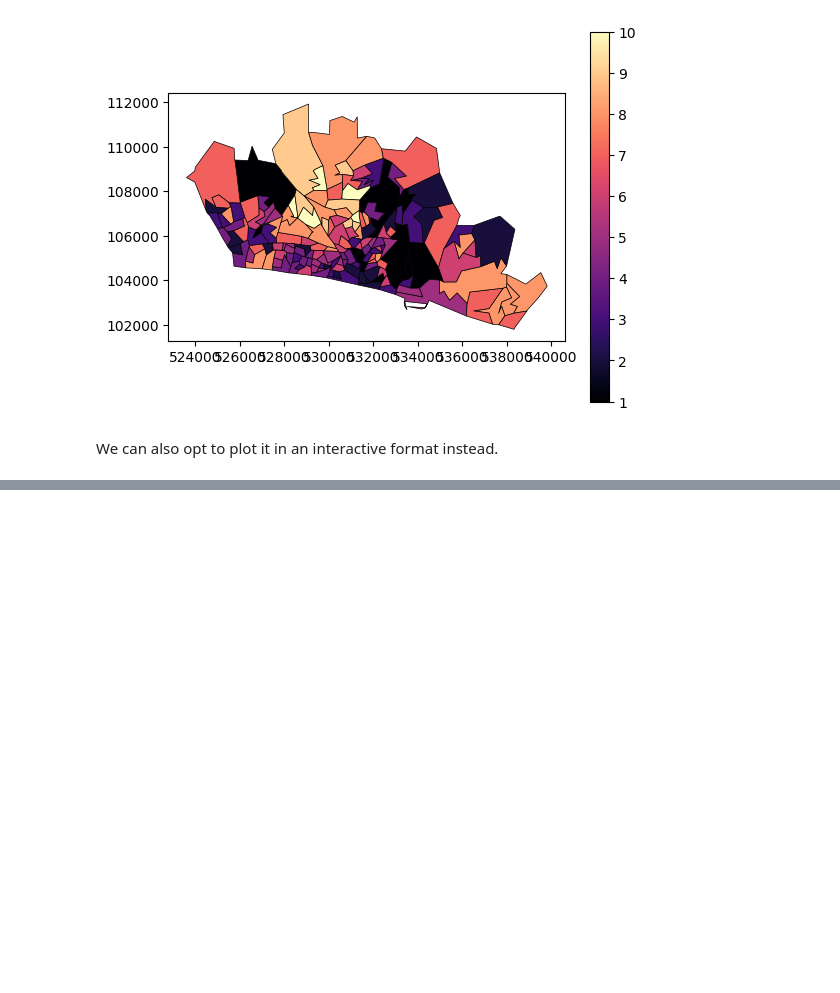
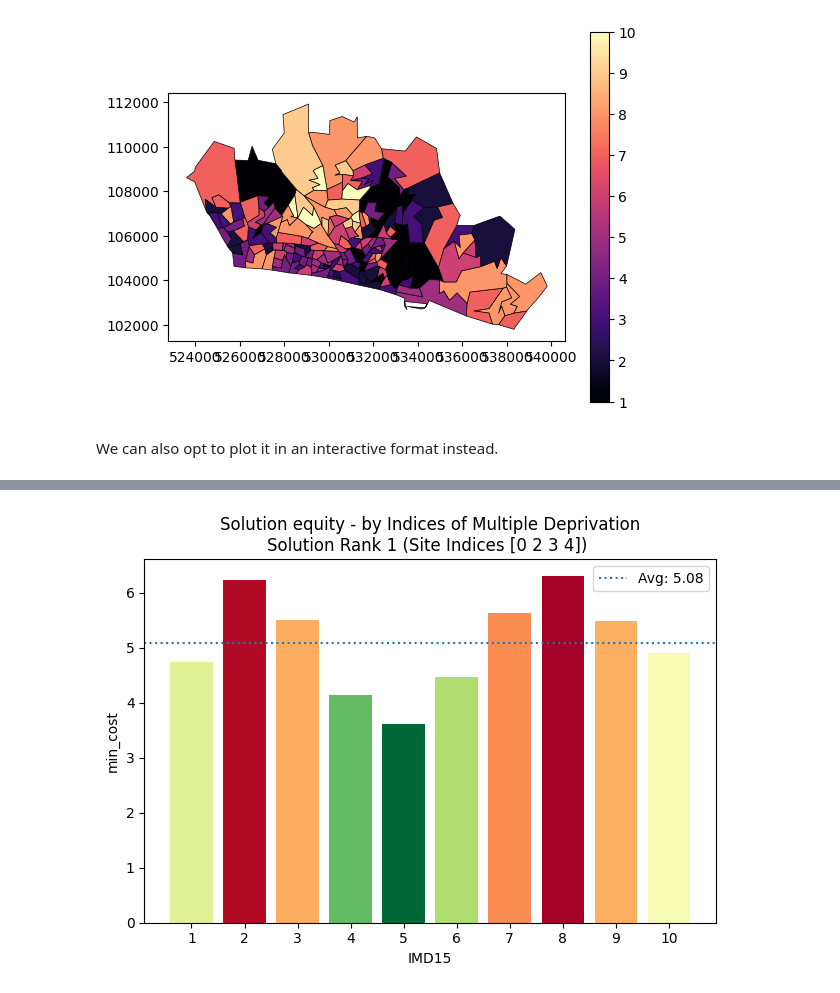
Before and after one commit to hsma-tools/lokigi, a Jupyter notebook: examples/location/equity/equity.ipynb, the cells around one changed output, grey strips where cells are left out. Cells and saved outputs as stored; diff of their text form; code cells hidden in the pictures; blank space fills up the shorter version.

```diff
--- a/examples/location/equity/equity.ipynb
+++ b/examples/location/equity/equity.ipynb
@@ -120,0 +195,4 @@ problem.plot_region_geometry_layer(
+# %%
+solutions.check_solution_equity(return_plot=True, interactive=False, colour_mode="gradient");
+# %% [output]
+[figure, added]
```
Also changed, not shown: parts of 14 cells of this notebook, 6 other files.
